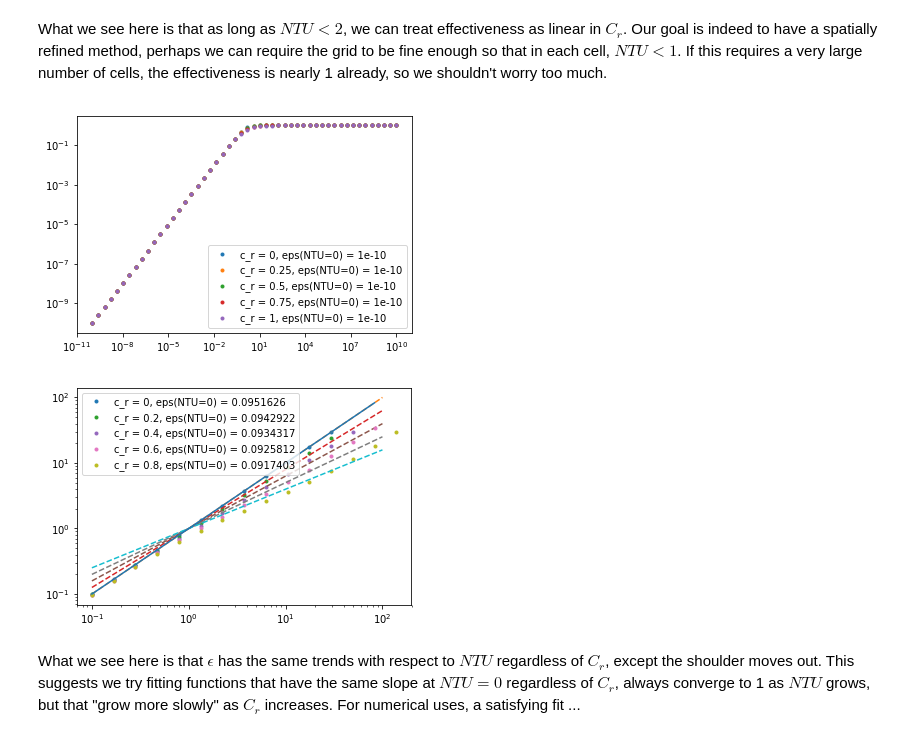
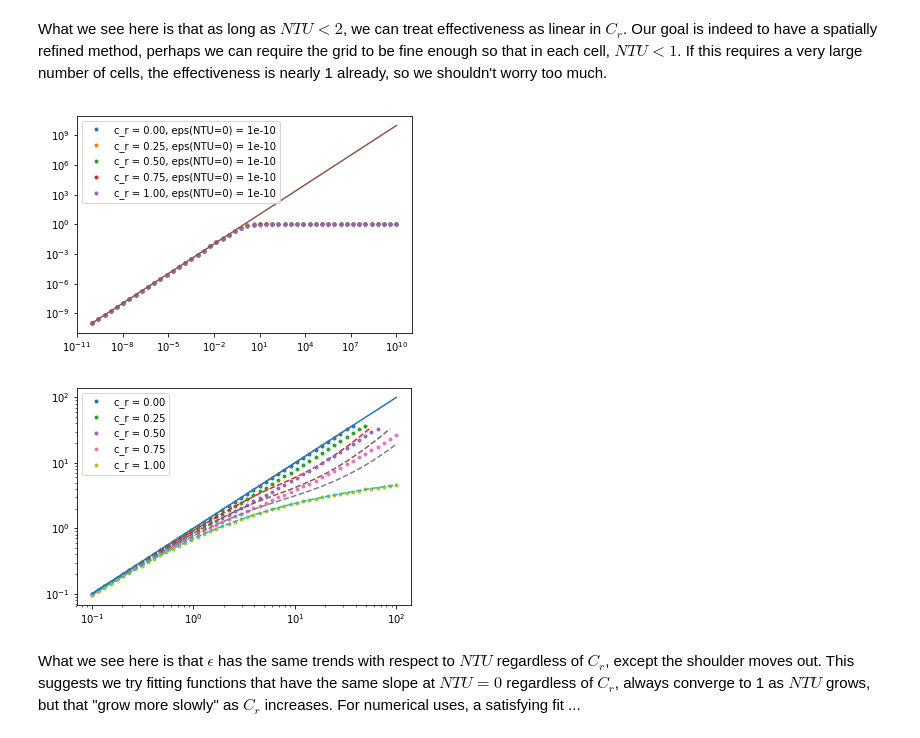
Before and after one commit to nfette/openACHP, a Jupyter notebook: src/FEM HX.ipynb, the cells around one changed output. Cells and saved outputs as stored; diff of their text form; code cells hidden in the pictures.

```diff
--- a/src/FEM HX.ipynb
+++ b/src/FEM HX.ipynb
@@ -46,22 +87,36 @@ def counterflow_effectiveness_matched(ntu):
 # %%
 import matplotlib.pyplot as plt
-for ntu,fig in zip([0.1, 1, 2, 5, 10, 100],[1,2,3,4,4,4]):
+for ntu,fig in zip([0.1, 1, 2],[1,2,3]):
     c_r = numpy.linspace(0,1)
     ce = counterflow_effectiveness(ntu, c_r)
     c1 = counterflow_effectiveness_matched(ntu)
+    cb = counterflow_effectiveness_bivariate(ntu, c_r)
     plt.figure(fig)
     plt.plot(c_r, ce, '.')
     plt.plot(1, c1, 'o')
+    plt.plot(c_r, cb, '-')
     plt.title("NTU = {:g}, eps(0) = {:g}, eps(1) = {:g}".format(
         ntu, ce[0], ce[-1]))
+for ntu,fig in zip([5, 10, 100],[4,4,4]):
+    c_r = numpy.linspace(0,1)
+    ce = counterflow_effectiveness(ntu, c_r)
+    c1 = counterflow_effectiveness_matched(ntu)
+    cb = counterflow_effectiveness_bivariate(ntu, c_r)
+    plt.figure(fig)
+    plt.plot(c_r, ce, '.', label="NTU = {:g}".format(
+        ntu, ce[0], ce[-1]))
+    plt.plot(1, c1, 'o')
+    plt.plot(c_r, cb, '-')
+plt.legend()
 for ntu,fig in zip([0.1, 1, 2, 5, 10, 100],[5,5,5,5,5,5]):
     c_r = numpy.linspace(0,1)
     ce = counterflow_effectiveness(ntu, c_r)
     c1 = counterflow_effectiveness_matched(ntu)
+    cb = counterflow_effectiveness_bivariate(ntu, c_r)
     plt.figure(fig)
-    plt.plot(c_r, (1-ce), '.')
+    plt.plot(c_r, (1-ce), '.', label="NTU = {:g}".format(ntu))
     plt.plot(1, (1-c1), 'o')
-    plt.title("NTU = {:g}, eps(0) = {:g}, eps(1) = {:g}".format(
-        ntu, ce[0], ce[-1]))
+    plt.plot(c_r, (1-cb), '-')
+plt.legend()
 plt.show()
 # %% [output]
@@ -83,29 +138,31 @@ for c_r in numpy.linspace(0.,1.,5):
         ce = counterflow_effectiveness_matched(ntu)
     plt.figure(1)
     plt.loglog(ntu, ce, '.',
-               label="c_r = {:g}, eps(NTU=0) = {:g}".format(c_r, ce[0]))
+               label="c_r = {:0.2f}, eps(NTU=0) = {:g}".format(c_r, ce[0]))
+plt.loglog(ntu,ntu,'-')
 plt.legend()
 plt.show()
 # %% [output]
-[figure, old version]
+[figure, new version]
 # %%
 import matplotlib.pyplot as plt
 plt.figure()
-ntu = numpy.logspace(-1, 10)
+#ntu = numpy.logspace(-1, 10)
 ntu2 = numpy.logspace(-1, 2)
-for c_r, scale in zip(numpy.linspace(0.,0.8,5), [1,1,1,1,1]):
+for c_r, scale in zip(numpy.linspace(0.,1,5), [1,1,1,1,1]):
 
     if c_r < 1:
-        ce = counterflow_effectiveness(ntu, c_r)
+        ce = counterflow_effectiveness(ntu2, c_r)
     else:
-        ce = counterflow_effectiveness_matched(ntu)
-    plt.loglog(ntu, -log(1.-(ce)), '.',
-               label="c_r = {:g}, eps(NTU=0) = {:g}".format(c_r, ce[0]))
-    plt.loglog(ntu2, power(ntu2,(1-0.5*c_r)), '--')
-plt.loglog(ntu[ntu<100], ntu[ntu<100])
+        ce = counterflow_effectiveness_matched(ntu2)
+    cb = counterflow_effectiveness_bivariate(ntu2,c_r)
+    plt.loglog(ntu2, -log(1.-(ce)), '.',
+               label="c_r = {:0.2f}".format(c_r))
+    plt.loglog(ntu2, -log(1-cb), '--')
+plt.loglog(ntu2, ntu2)
 plt.legend()
 plt.show()
 # %% [output]
-[figure, old version]
+[figure, new version]
 # %% [markdown]
 What we see here is that $\epsilon$ has the same trends with respect to $NTU$ regardless of $C_r$, except the shoulder moves out. This suggests we try fitting functions that have the same slope at $NTU = 0$ regardless of $C_r$, always converge to 1 as $NTU$ grows, but that "grow more slowly" as $C_r$ increases. For numerical uses, a satisfying fit ...
```
Also changed, not shown: parts of 7 cells of this notebook.
